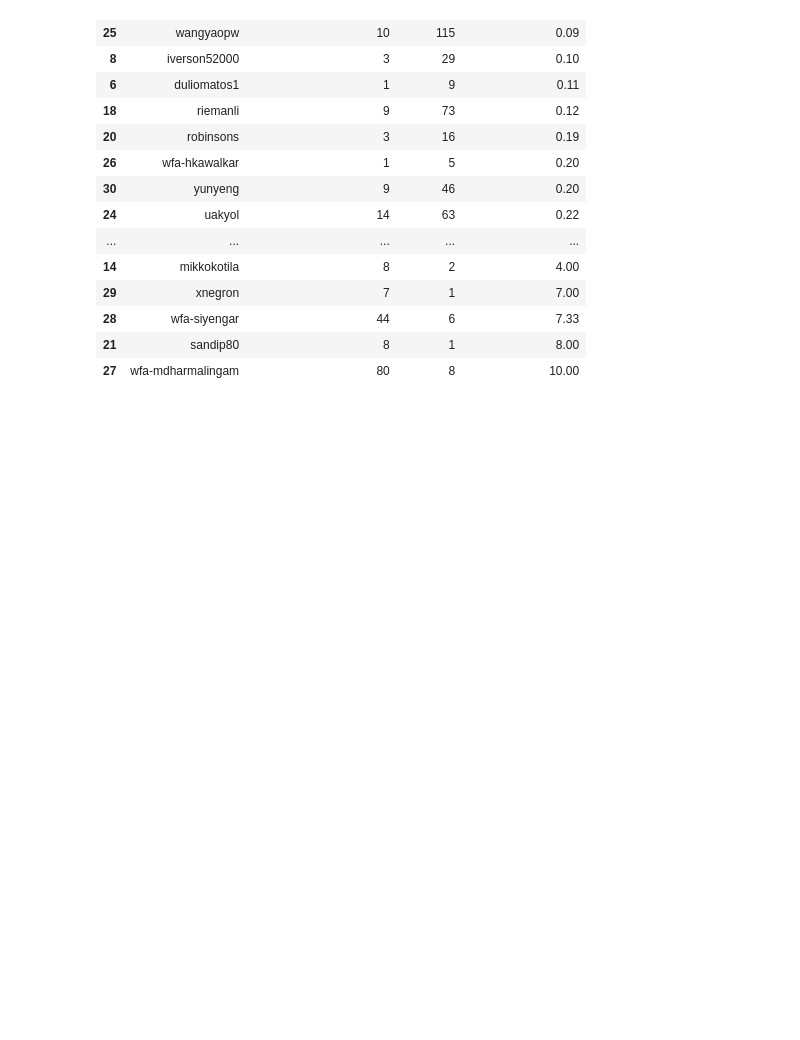
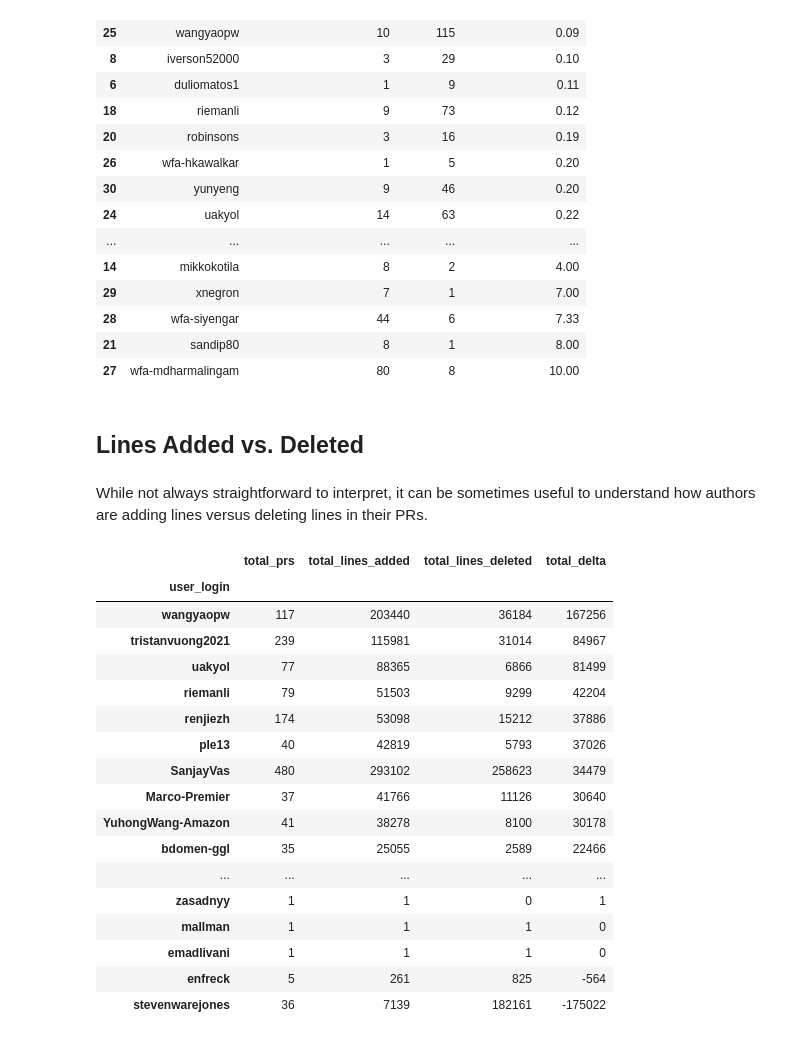
Before and after one commit to world-federation-of-advertisers/productivity-analytics, a Jupyter notebook: examples/Productivity-Report.ipynb, the cells around one changed output. Saved outputs shown, nothing was run; the diff lists cells and outputs as text; code cells hidden in the pictures; blank space fills up the shorter version.

Commit message:
feat: Add added vs deleted report to notebook

```diff
--- a/examples/Productivity-Report.ipynb
+++ b/examples/Productivity-Report.ipynb
@@ -107,3 +107,30 @@ wasted_reviews(pr_df, review_df)
 | 28 | wfa-siyengar | 44 | 6 | 7.33 |
 | 21 | sandip80 | 8 | 1 | 8.00 |
 | 27 | wfa-mdharmalingam | 80 | 8 | 10.00 |
+# %% [markdown]
+## Lines Added vs. Deleted
+# %% [markdown]
+While not always straightforward to interpret, it can be sometimes useful to understand how authors are adding lines versus deleting lines in their PRs.
+# %%
+from productivity_analytics import lines_added_vs_deleted
+
+lines_added_vs_deleted(pr_df)
+# %% [output]
+|  | total_prs | total_lines_added | total_lines_deleted | total_delta |
+| user_login |  |  |  |  |
+| wangyaopw | 117 | 203440 | 36184 | 167256 |
+| tristanvuong2021 | 239 | 115981 | 31014 | 84967 |
+| uakyol | 77 | 88365 | 6866 | 81499 |
+| riemanli | 79 | 51503 | 9299 | 42204 |
+| renjiezh | 174 | 53098 | 15212 | 37886 |
+| ple13 | 40 | 42819 | 5793 | 37026 |
+| SanjayVas | 480 | 293102 | 258623 | 34479 |
+| Marco-Premier | 37 | 41766 | 11126 | 30640 |
+| YuhongWang-Amazon | 41 | 38278 | 8100 | 30178 |
+| bdomen-ggl | 35 | 25055 | 2589 | 22466 |
+| ... | ... | ... | ... | ... |
+| zasadnyy | 1 | 1 | 0 | 1 |
+| mallman | 1 | 1 | 1 | 0 |
+| emadlivani | 1 | 1 | 1 | 0 |
+| enfreck | 5 | 261 | 825 | -564 |
+| stevenwarejones | 36 | 7139 | 182161 | -175022 |
```
